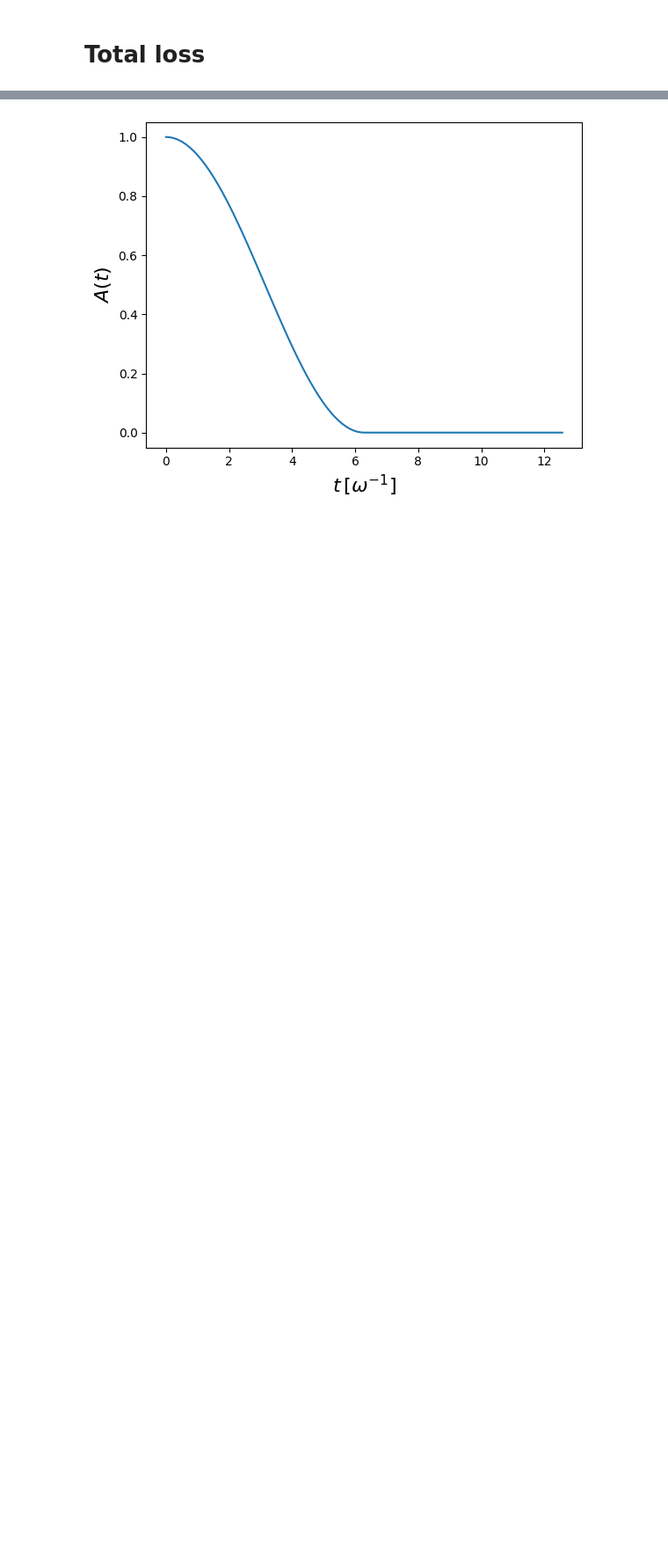
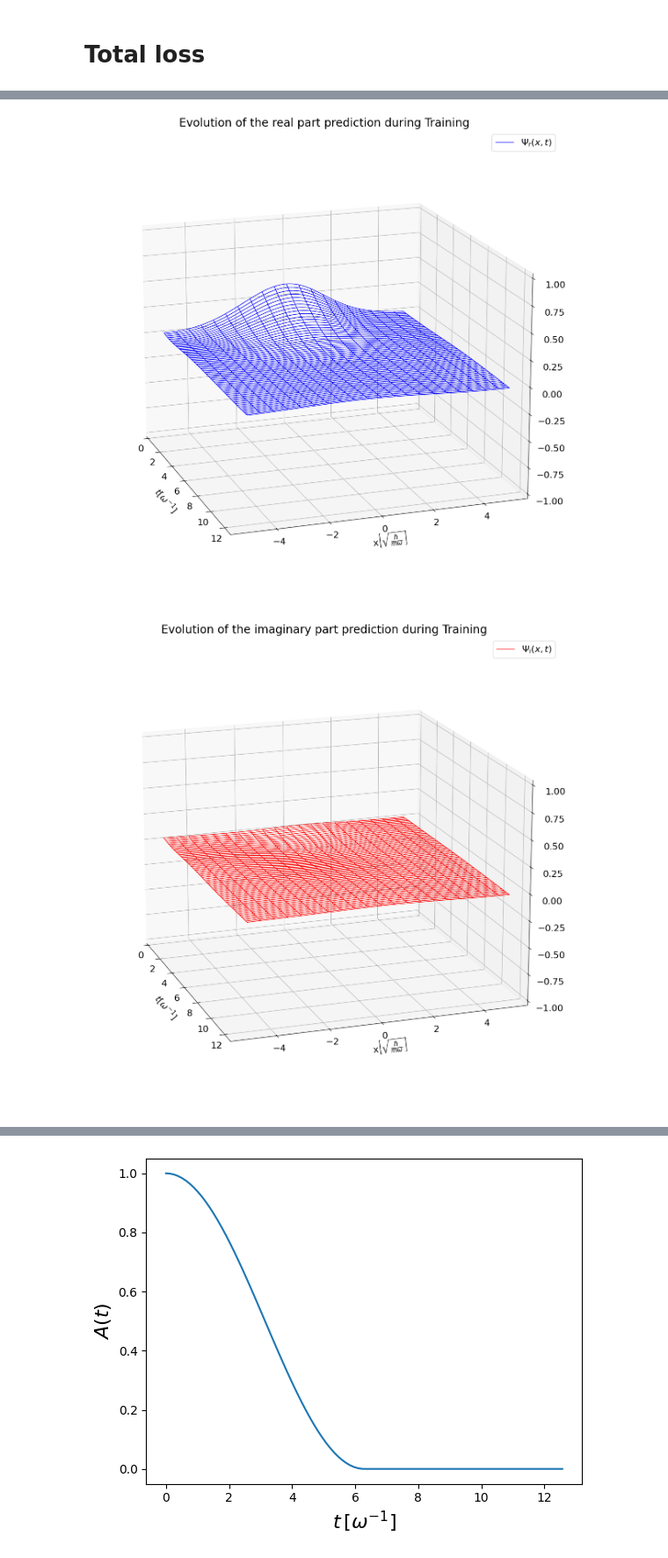
Before and after one commit to zincware/ZnPINNLab, a Jupyter notebook: day2/pinn_schrodinger.ipynb, the cells around one changed output, grey strips where cells are left out. Shown at 88% size. Saved outputs shown, nothing was run; the diff lists cells and outputs as text; code cells hidden in the pictures; blank space fills up the shorter version.

```diff
--- a/day2/pinn_schrodinger.ipynb
+++ b/day2/pinn_schrodinger.ipynb
@@ -174,5 +122,5 @@ visualize_imported_data(boundary, initial, schrodinger, shared_data, save_svg=Tr
 # %%
-def create_training_data(
+def prepare_data(
         boundary_vals,
         initial_vals,
         schrodinger_vals,
@@ -832,18 +838,18 @@ Execute Training and Visualize
 # Step 1: Initialize the model by calling the PINN class created earlier.
 model = PINN()
 
-# Step 2: Generate training and test datasets by calling the 'create_training_data' function.
-train_ds, test_ds = create_training_data(boundary,
+# Step 2: Generate training and test datasets by calling the 'prepare_data' function.
+train_ds, test_ds = prepare_data(boundary,
         initial,
         schrodinger,
         num_col_train=20000,
         )
 # Step 3: Execute the training and testing of the model.
-train_loss_evolution, test_loss_evolution = execute(
+train_loss_evolution, test_loss_evolution, predictions_list = execute(
     model,
     test_ds=test_ds,
     train_ds=train_ds,
-    num_epochs=30,
+    num_epochs=20,
     num_batches=25,
-    potential_scaling=True,
+    potential_scaling=False,
 )
@@ -1109,0 +868,11 @@ animator.create_animation('./groundstate.mp4', frames=150, fps=30)
+# %%
+animator = AnimationCreator(model, period, predictions_list=predictions_list, device=device)
+animator.create_meshgrid()
+animator.compute_solution()
+animator.create_train_evolution_real_animation()
+animator.create_train_evolution_imag_animation()
+animator.create_cross_section_animation()
+animator.create_complex_plot_animation()
+# %% [output]
+[figure, added]
+[figure, added]
```
Also changed, not shown: parts of 40 cells of this notebook, 7 other files.
